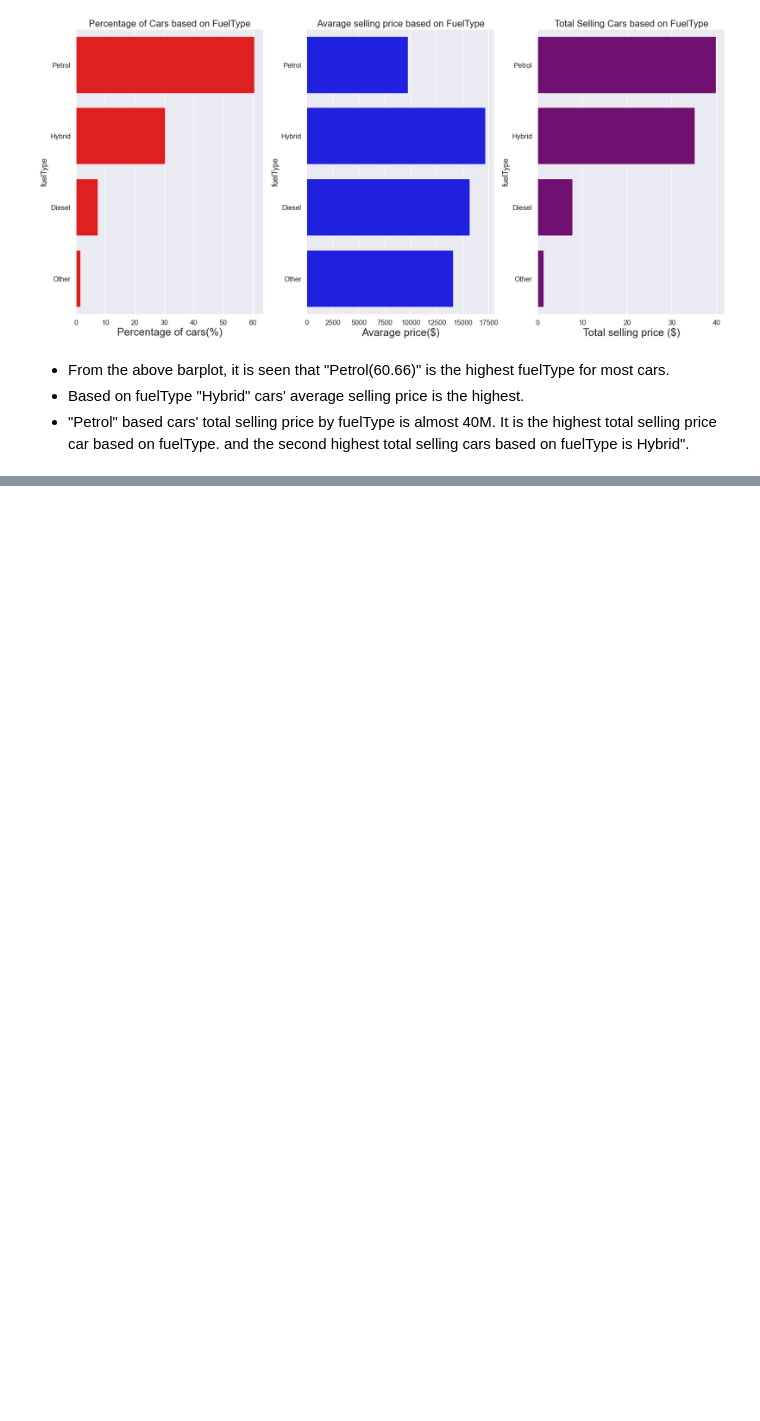
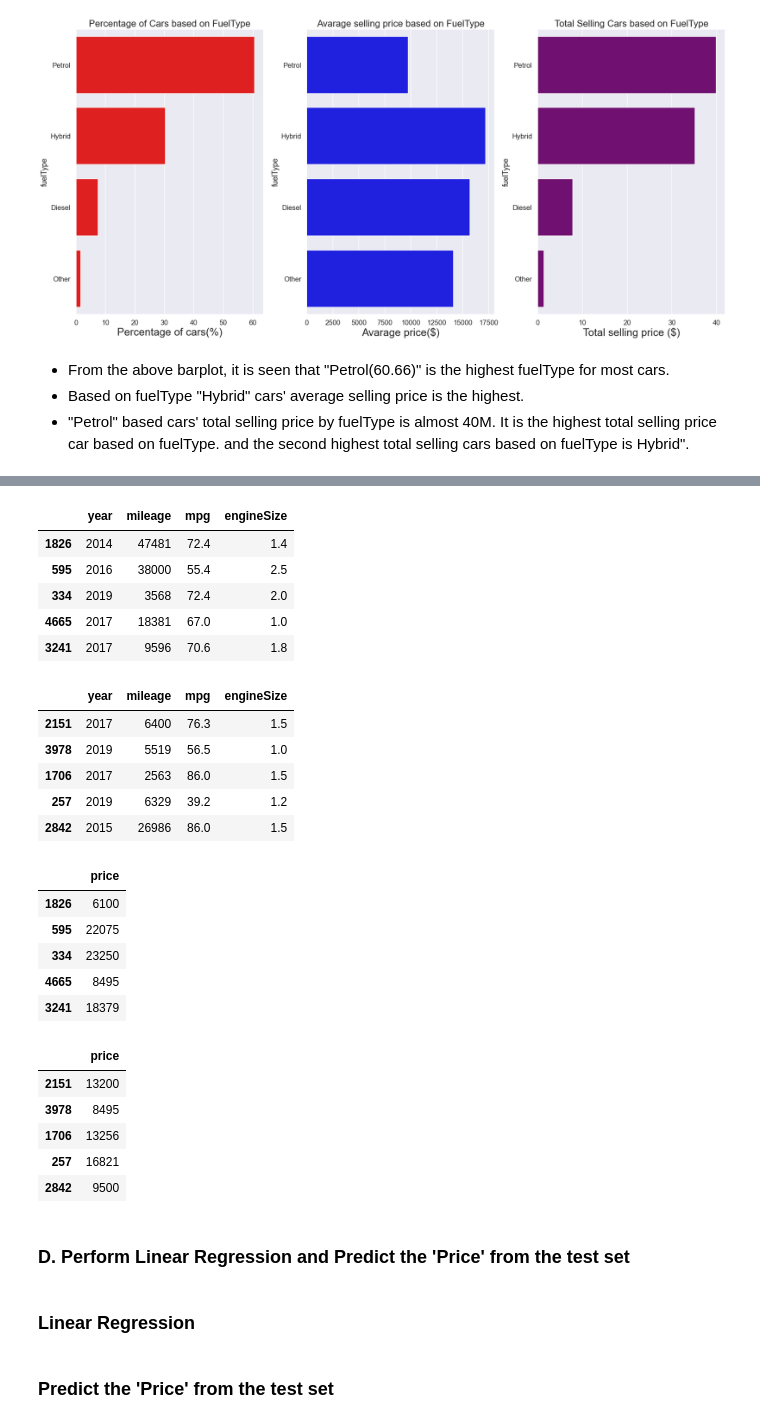
Before and after one commit to Sourish8/toyota_used_car_analysis-, a Jupyter notebook: toyota_used_car_EDA.ipynb, the cells around one changed output, grey strips where cells are left out. Drawn from its saved outputs; the diff is of its cells as text; code cells hidden in the pictures; blank space fills up the shorter version.

```diff
--- a/toyota_used_car_EDA.ipynb
+++ b/toyota_used_car_EDA.ipynb
@@ -546,0 +680,31 @@ plt.show()
+# %%
+display(feature_train.head(),feature_test.head(),price_train.head(),price_test.head())
+# %% [output]
+|  | year | mileage | mpg | engineSize |
+| 1826 | 2014 | 47481 | 72.4 | 1.4 |
+| 595 | 2016 | 38000 | 55.4 | 2.5 |
+| 334 | 2019 | 3568 | 72.4 | 2.0 |
+| 4665 | 2017 | 18381 | 67.0 | 1.0 |
+| 3241 | 2017 | 9596 | 70.6 | 1.8 |
+|  | year | mileage | mpg | engineSize |
+| 2151 | 2017 | 6400 | 76.3 | 1.5 |
+| 3978 | 2019 | 5519 | 56.5 | 1.0 |
+| 1706 | 2017 | 2563 | 86.0 | 1.5 |
+| 257 | 2019 | 6329 | 39.2 | 1.2 |
+| 2842 | 2015 | 26986 | 86.0 | 1.5 |
+|  | price |
+| 1826 | 6100 |
+| 595 | 22075 |
+| 334 | 23250 |
+| 4665 | 8495 |
+| 3241 | 18379 |
+|  | price |
+| 2151 | 13200 |
+| 3978 | 8495 |
+| 1706 | 13256 |
+| 257 | 16821 |
+| 2842 | 9500 |
+# %% [markdown]
+<h4 style="font-family:Times New Roman; font-size:18px;">D. Perform Linear Regression and Predict the 'Price' from the test set</h4>
+# %% [markdown]
+<h4 style="font-family:Times New Roman; font-size:18px;">Linear Regression </h4>
@@ -546,0 +714,2 @@ plt.show()
+# %% [markdown]
+<h4 style="font-family:Times New Roman; font-size:18px;">Predict the 'Price' from the test set</h4>
```
Also changed, not shown: parts of 21 cells of this notebook.
